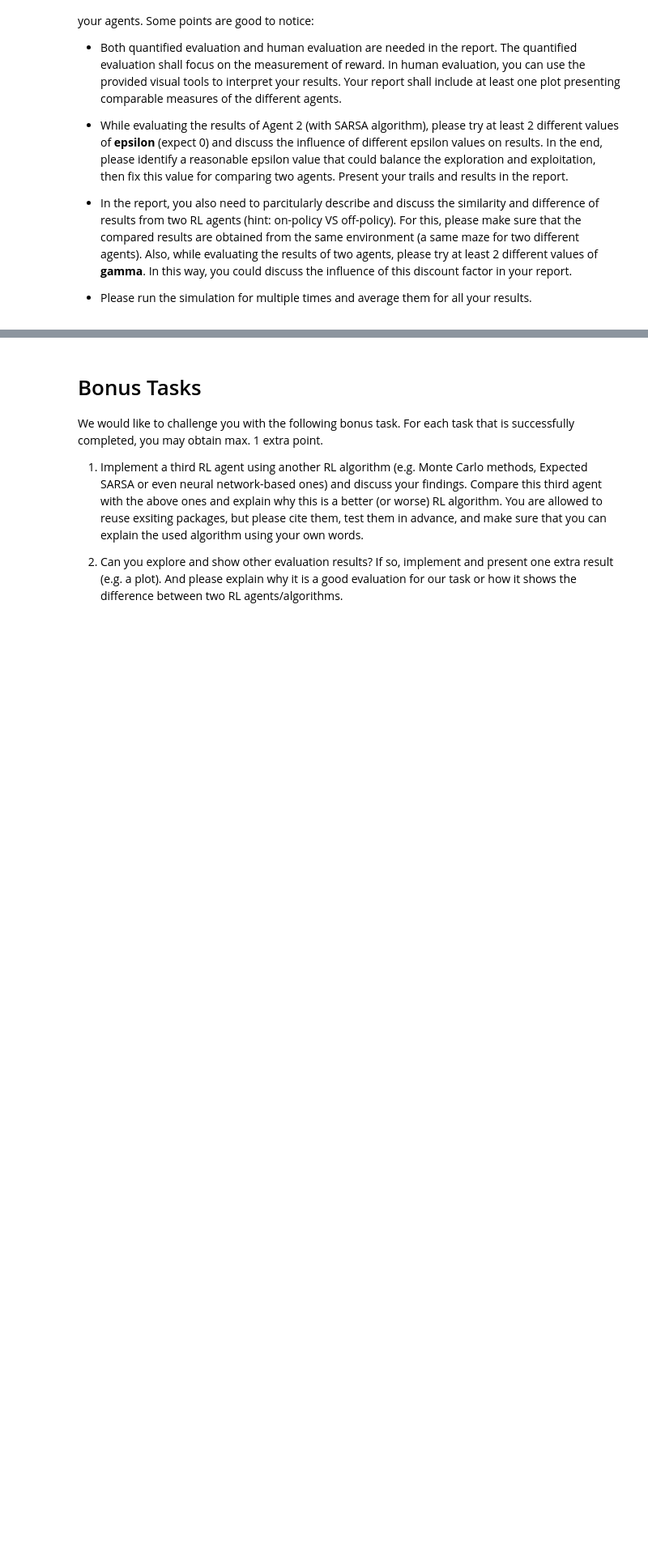
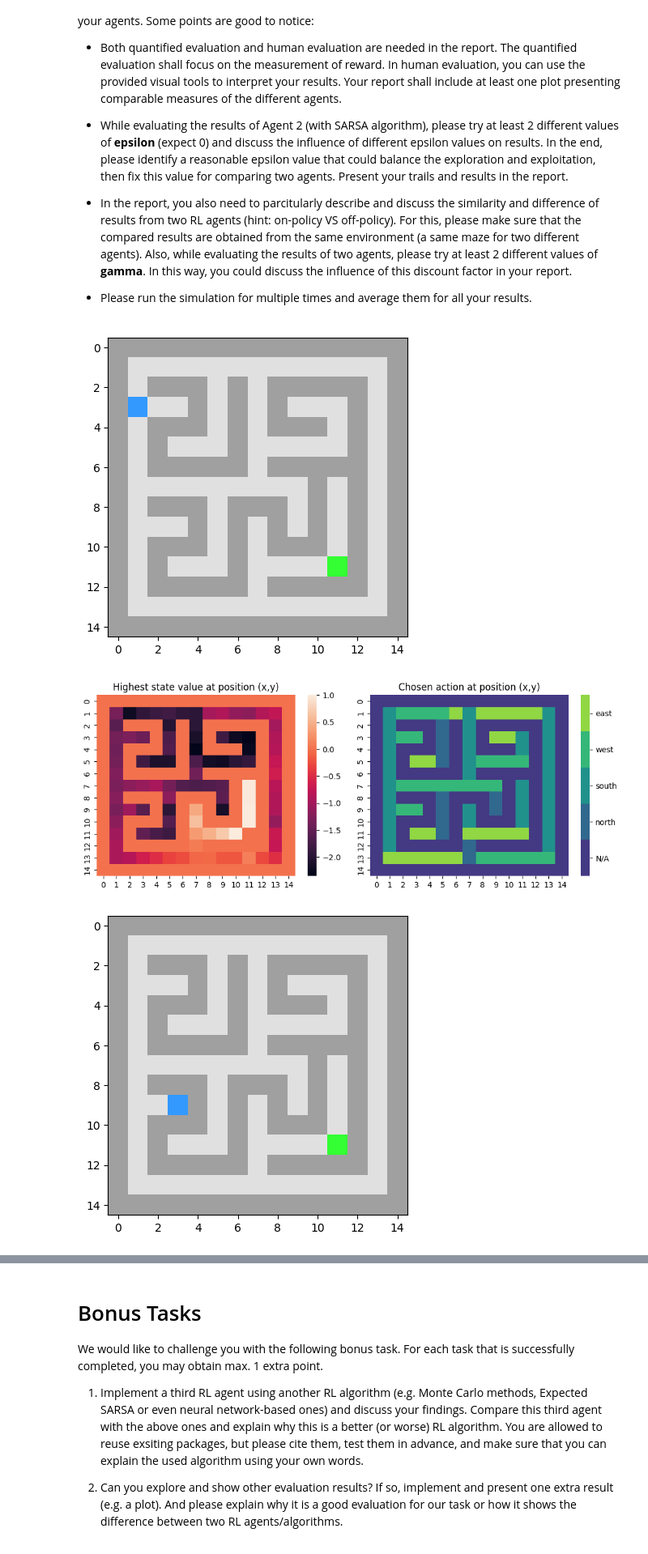
Before and after one commit to timpieman/apml-assignment-4-broam, a Jupyter notebook: Assignment_4.ipynb, the cells around one changed output, grey strips where cells are left out. Shown at 81% size. Drawn from its saved outputs; the diff is of its cells as text; code cells hidden in the pictures; blank space fills up the shorter version.

```diff
--- a/Assignment_4.ipynb
+++ b/Assignment_4.ipynb
@@ -420,0 +388,49 @@ Finally, you will describe, evaluate and interpret your results from two RL agen
+# %%
+env = TaskEnv()
+
+QLearn = QLearningAgent(env, 0,1,1)
+Sarsa = SarsaAgent(env, 0,0.4,1)
+
+def run_simvis(agent, env, num_episodes = 50):
+
+    imgs = []
+    total_rewards = []
+    total_epochs = []
+    env.reset()
+    imgs.append(env.render("rgb_array"))
+    for i in range(num_episodes):
+        rewards = 0.0
+        state = env.reset()
+        done = False
+        epochs = 0
+
+        while not done:
+            action = agent.select_action(state)
+            next_state, reward, done, _ = env.step(action)
+            agent.learn(state, action, next_state, reward, done)
+            state = next_state
+            rewards += reward
+            epochs += 1
+
+        total_rewards.append(rewards)
+        total_epochs.append(epochs)
+
+    average_rewards = sum(total_rewards) /len(total_rewards)
+    average_epochs = sum(total_epochs)/len(total_epochs)
+    max_rewards = max(total_rewards)
+    max_epochs = max(total_epochs)
+    min_rewards = min(total_rewards)
+    min_epochs = min(total_epochs)
+    stdev_rewards = stdev(total_rewards)
+    stdev_epochs = stdev(total_rewards)
+
+    animate_run(imgs)
+    visualize_agent_brain(agent=agent, env=env)
+    return average_epochs, average_rewards, max_rewards, max_epochs, min_rewards, min_epochs, stdev_rewards, stdev_epochs
+
+run_simvis(QLearn, env, 15000)
+run_simvis(Sarsa, env, 15000)
+# %% [output]
+[figure, added]
+[figure, added]
+[figure, added]
```
Also changed, not shown: parts of 10 cells of this notebook, 7 other files.
